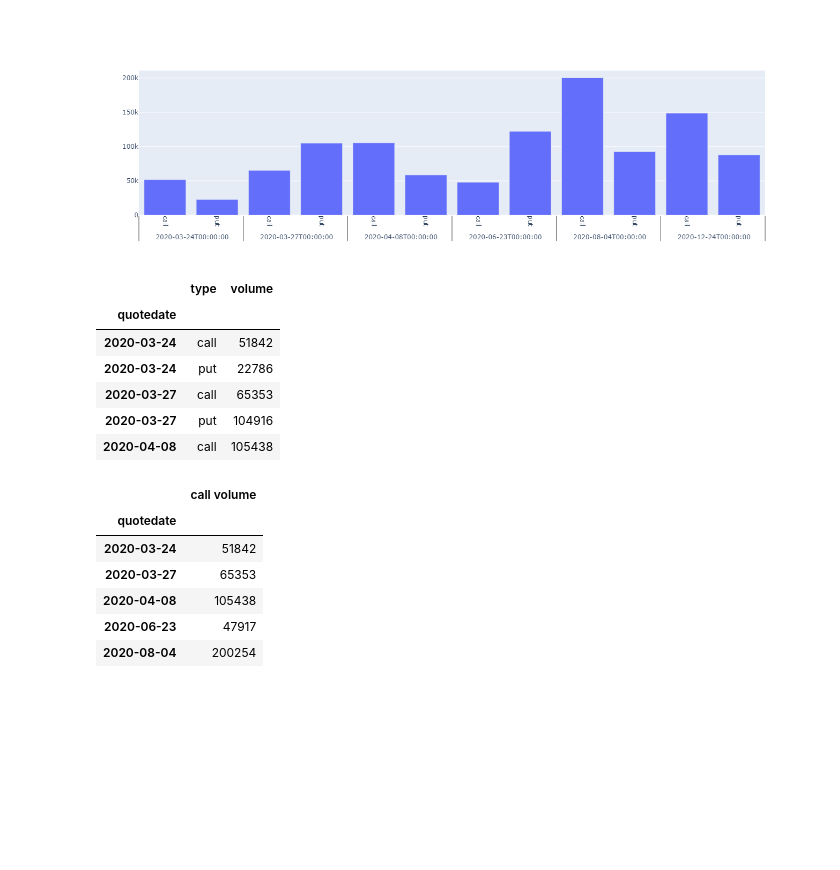
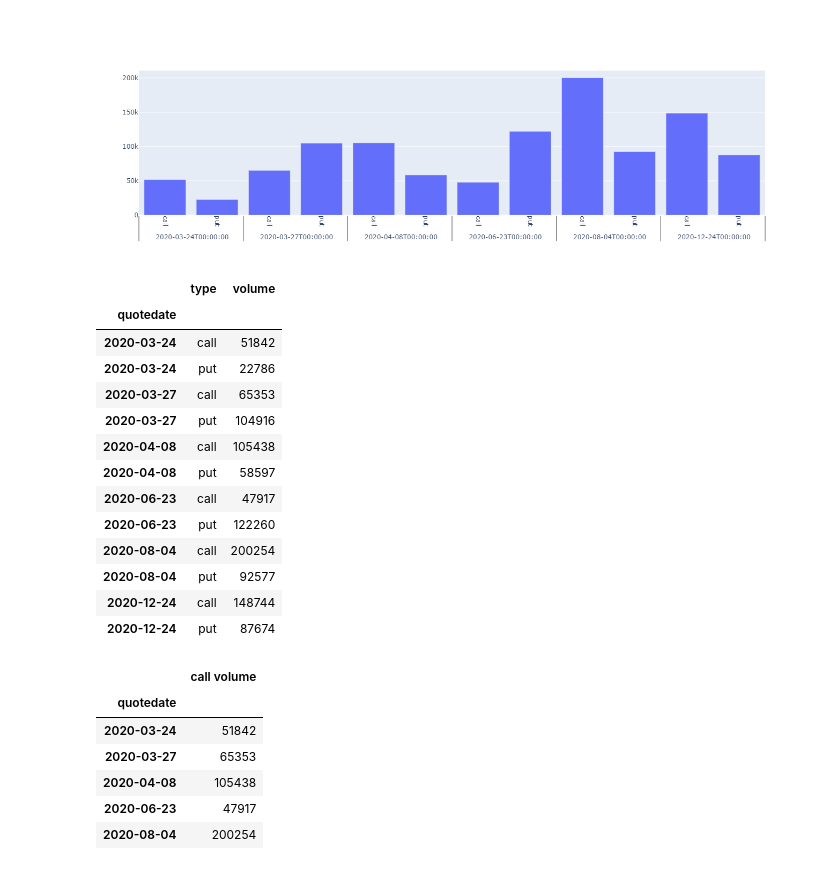
Before and after one commit to vdshulyak/Option-Metrics-as-Predictors-of-Equity-Prices, a Jupyter notebook: continued based on nestors df.ipynb, the cells around one changed output. Saved outputs shown, nothing was run; the diff lists cells and outputs as text; code cells hidden in the pictures; blank space fills up the shorter version.

```diff
--- a/continued based on nestors df.ipynb
+++ b/continued based on nestors df.ipynb
@@ -165,17 +163,24 @@ chart_option_volume_by_day.update_xaxes(tickangle=90)
 # %%
 # calculate options volume by day and groupby date and option type
 option_volume_by_day = df_spy_historical_options_data.groupby(['quotedate','type'])[['volume']].sum().reset_index()
 option_volume_by_day.set_index(pd.to_datetime(option_volume_by_day['quotedate'], infer_datetime_format=True), inplace=True)
 option_volume_by_day.drop(columns=['quotedate'], inplace=True)
-option_volume_by_day.head()
+option_volume_by_day.head(20)
 # %% [output]
 |  | type | volume |
 | quotedate |  |  |
 | 2020-03-24 | call | 51842 |
 | 2020-03-24 | put | 22786 |
 | 2020-03-27 | call | 65353 |
 | 2020-03-27 | put | 104916 |
 | 2020-04-08 | call | 105438 |
+| 2020-04-08 | put | 58597 |
+| 2020-06-23 | call | 47917 |
+| 2020-06-23 | put | 122260 |
+| 2020-08-04 | call | 200254 |
+| 2020-08-04 | put | 92577 |
+| 2020-12-24 | call | 148744 |
+| 2020-12-24 | put | 87674 |
 # %%
 # get call volumes df
 call_volume = option_volume_by_day.loc[option_volume_by_day['type'] == 'call']
```
Also changed, not shown: parts of 3 cells of this notebook.
